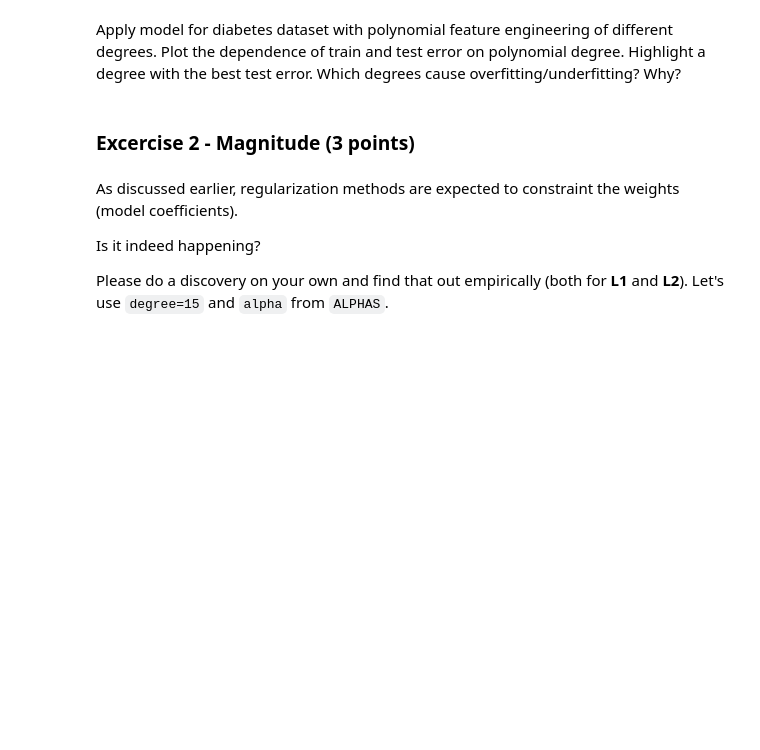
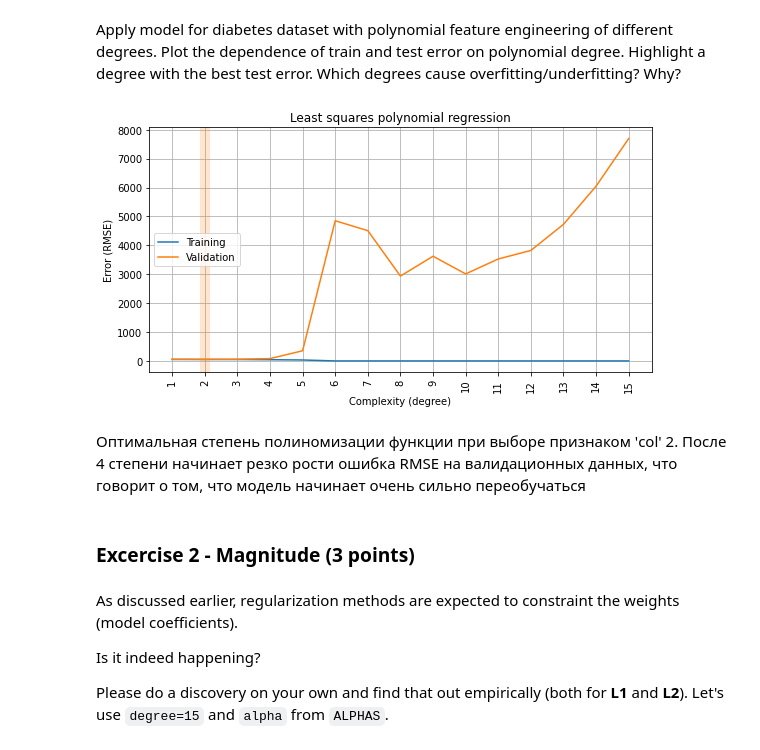
Before and after one commit to Chewye/RSS_ml-intro, a Jupyter notebook: overfitting_regularization.ipynb, the cells around one changed output. Drawn from its saved outputs; the diff is of its cells as text; code cells hidden in the pictures; blank space fills up the shorter version.

```diff
--- a/overfitting_regularization.ipynb
+++ b/overfitting_regularization.ipynb
@@ -299,3 +360,42 @@ Apply model for diabetes dataset with polynomial feature engineering of differen
+# %%
+from sklearn.compose import ColumnTransformer
+
+def make_model(degree, columns, alpha=0, penalty=None):
+    # linear regression
+    if alpha == 0:
+        regressor = LinearRegression()
+    # lasso regression",
+    elif penalty == 'L1':
+        regressor = Lasso(alpha=alpha, random_state=SEED, max_iter=50000, tol=1e-2)
+    # ridge regression",
+    elif penalty == 'L2':
+        regressor = Ridge(alpha=alpha, random_state=SEED, max_iter=50000)
+
+    preprocessor = ColumnTransformer([('new', PolynomialFeatures(degree, include_bias=(degree == 0)), columns)], remainder='passthrough')
+
+    return Pipeline([
+                     ('preprocessor', preprocessor),
+                     ('sca', StandardScaler()),
+                     ('reg', regressor)
+    ])
+# %%
+col = ['age', 'bmi', 'sex', 's2', 's3']
+# %%
+X_train, X_valid, y_train, y_valid = train_test_split(X_diabetes, y_diabetes, test_size=0.3)
+# %%
+rmse_train, rmse_valid = [], []
+DEGREES = np.linspace(1, 15, 15, dtype=int)
+for degree in DEGREES:
+    reg = make_model(degree, col).fit(X_train, y_train)
+    rmse_train.append(rmse(reg.predict(X_train), y_train))
+    rmse_valid.append(rmse(reg.predict(X_valid), y_valid))
+# %%
+plot_fitting_graph(DEGREES, rmse_train, rmse_valid, xlabel='Complexity (degree)', ylabel='Error (RMSE)',
+                   title='Least squares polynomial regression')
+# %% [output]
+[figure, added]
+# %% [markdown]
+Оптимальная степень полиномизации функции при выборе признаком 'col' 2. После 4 степени начинает резко рости ошибка RMSE на валидационных данных, что говорит о том, что модель начинает очень сильно переобучаться
 # %% [markdown]
 ### Excercise 2 - Magnitude (3 points)
 # %% [markdown]
```
Also changed, not shown: parts of 38 cells of this notebook.
